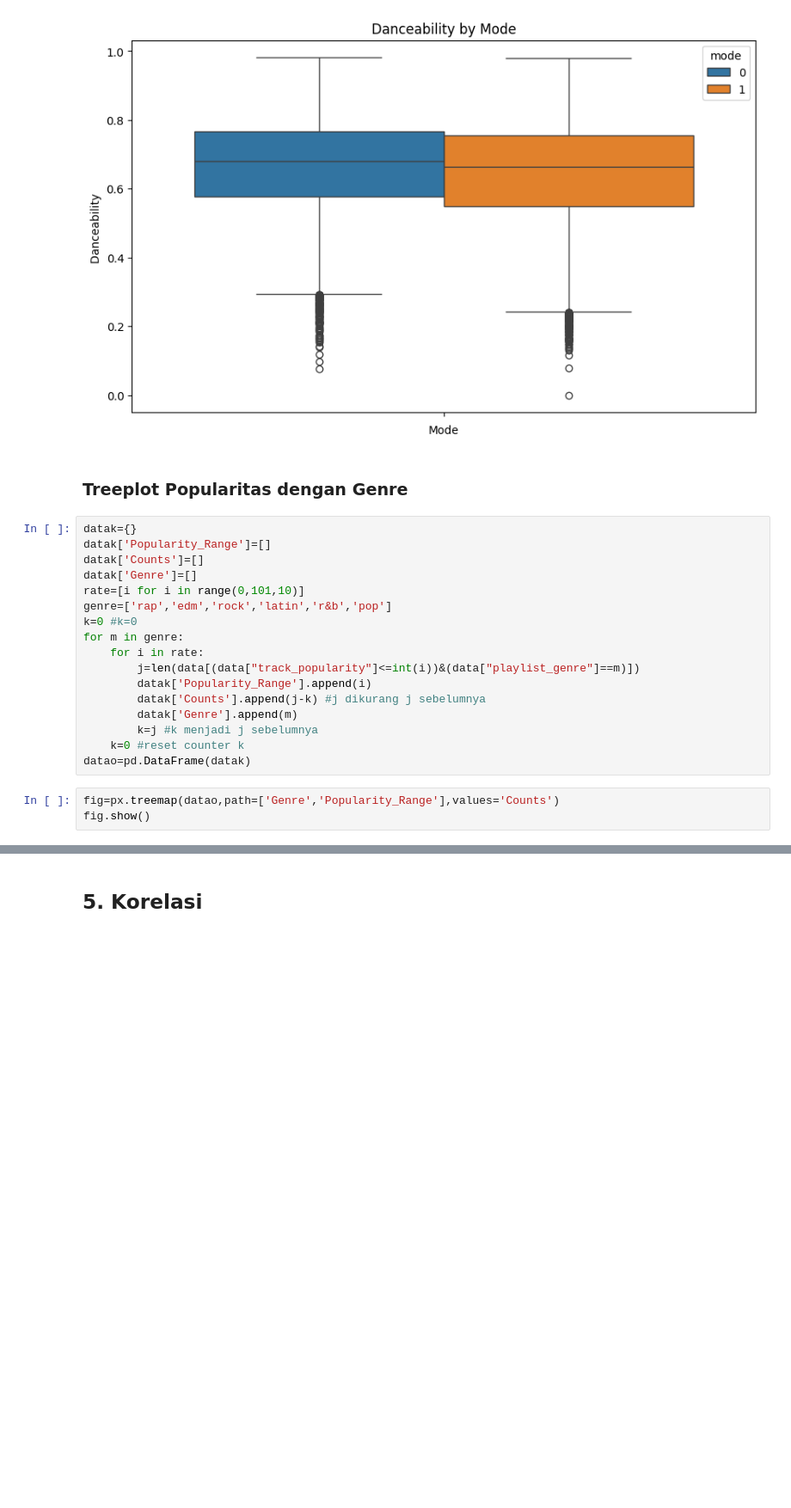
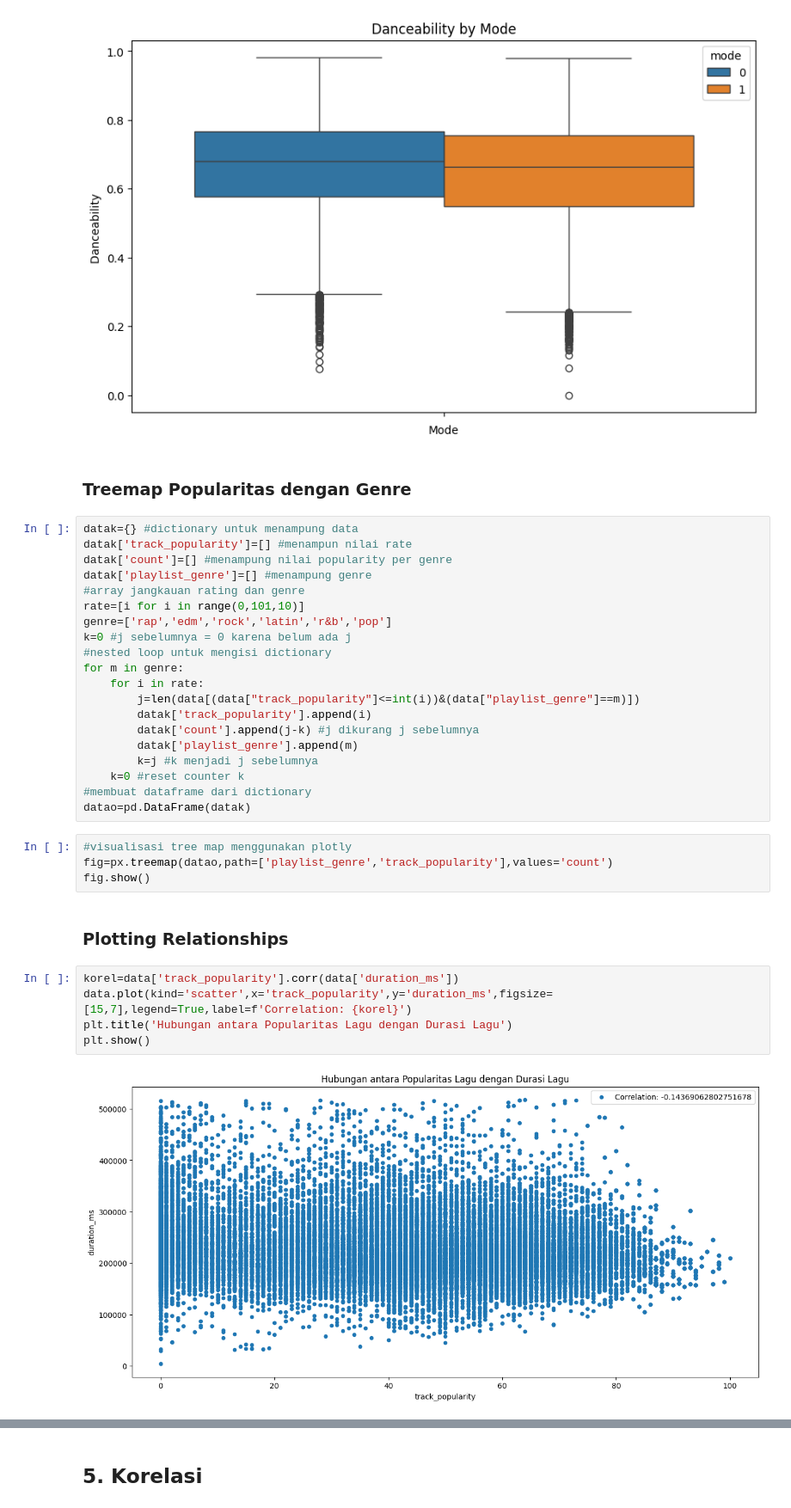
Before and after one commit to susTuna/Analisis-dan-Visualisasi-Data-Lagu-Spotify, a Jupyter notebook: Visualisasi dan Korelasi.ipynb, the cells around one changed output, grey strips where cells are left out. Shown at 86% size. Drawn from its saved outputs; the diff is of its cells as text; blank space fills up the shorter version.

```diff
--- a/Visualisasi dan Korelasi.ipynb
+++ b/Visualisasi dan Korelasi.ipynb
@@ -98,24 +98,37 @@ plt.show()
 # %% [output]
 [figure]
 # %% [markdown]
-### **Treeplot Popularitas dengan Genre**
+### **Treemap Popularitas dengan Genre**
 # %%
-datak={}
-datak['Popularity_Range']=[]
-datak['Counts']=[]
-datak['Genre']=[]
+datak={} #dictionary untuk menampung data
+datak['track_popularity']=[] #menampun nilai rate
+datak['count']=[] #menampung nilai popularity per genre
+datak['playlist_genre']=[] #menampung genre
+#array jangkauan rating dan genre
 rate=[i for i in range(0,101,10)]
 genre=['rap','edm','rock','latin','r&b','pop']
-k=0 #k=0
+k=0 #j sebelumnya = 0 karena belum ada j
+#nested loop untuk mengisi dictionary
 for m in genre:
     for i in rate:
         j=len(data[(data["track_popularity"]<=int(i))&(data["playlist_genre"]==m)])
-        datak['Popularity_Range'].append(i)
-        datak['Counts'].append(j-k) #j dikurang j sebelumnya
-        datak['Genre'].append(m)
+        datak['track_popularity'].append(i)
+        datak['count'].append(j-k) #j dikurang j sebelumnya
+        datak['playlist_genre'].append(m)
         k=j #k menjadi j sebelumnya
     k=0 #reset counter k
+#membuat dataframe dari dictionary
 datao=pd.DataFrame(datak)
 # %%
-fig=px.treemap(datao,path=['Genre','Popularity_Range'],values='Counts')
+#visualisasi tree map menggunakan plotly
+fig=px.treemap(datao,path=['playlist_genre','track_popularity'],values='count')
 fig.show()
+# %% [markdown]
+### **Plotting Relationships**
+# %%
+korel=data['track_popularity'].corr(data['duration_ms'])
+data.plot(kind='scatter',x='track_popularity',y='duration_ms',figsize=[15,7],legend=True,label=f'Correlation: {korel}')
+plt.title('Hubungan antara Popularitas Lagu dengan Durasi Lagu')
+plt.show()
+# %% [output]
+[figure, added]
```
Also changed, not shown: parts of 1 cell of this notebook.
